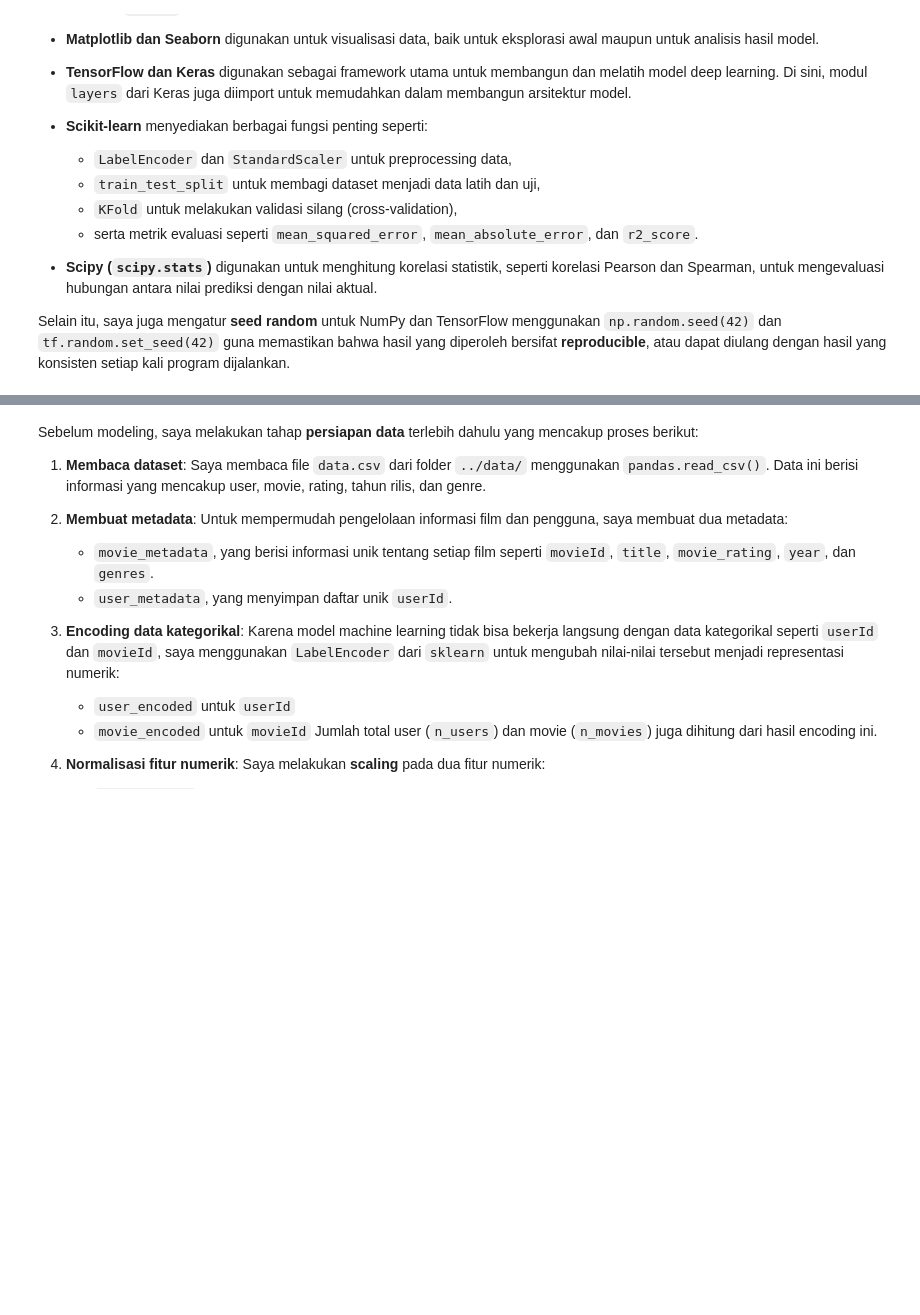
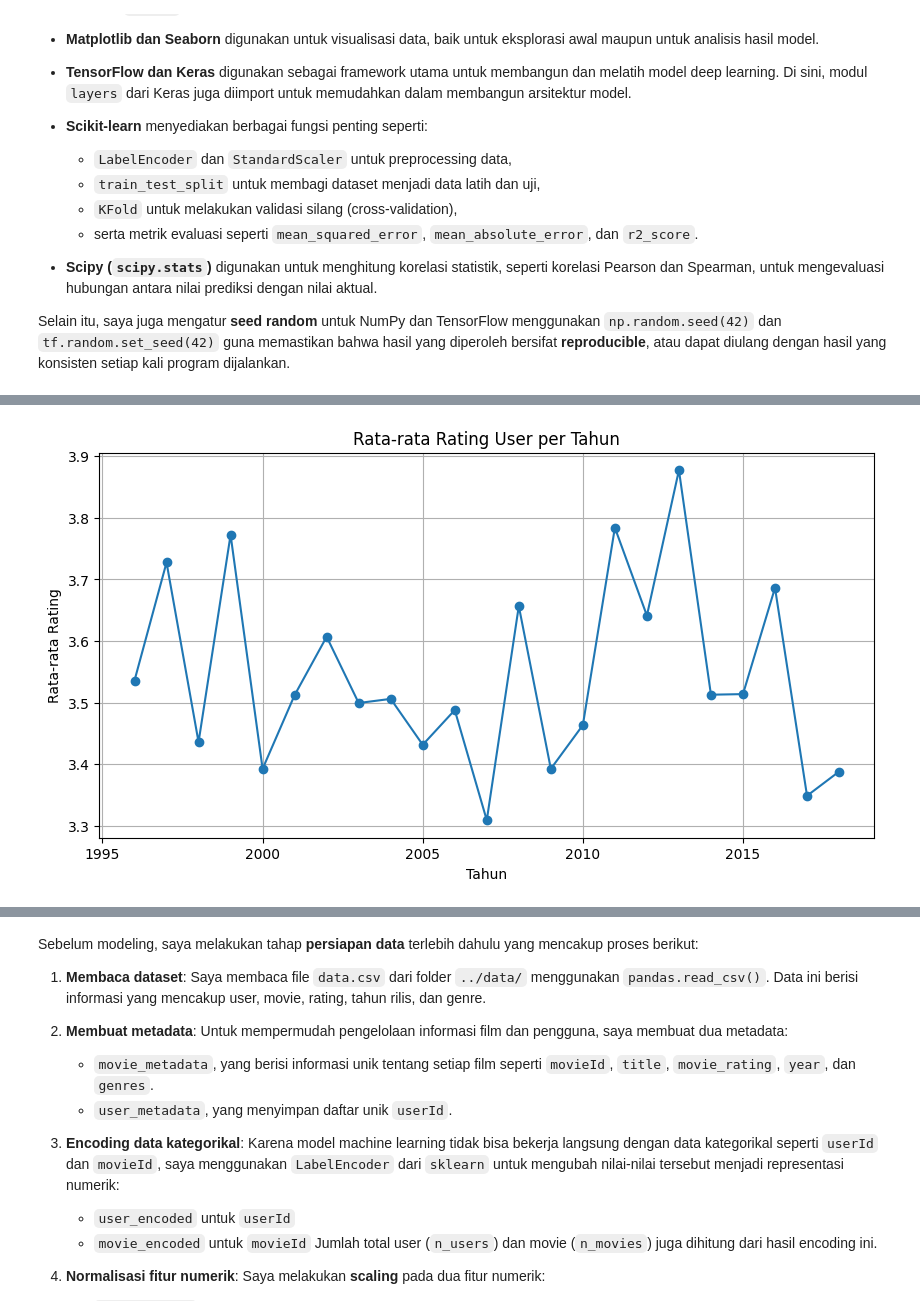
Before and after one commit to aldyNaufal/movie-recommendation-system, a Jupyter notebook: notebook/main.ipynb, the cells around one changed output, grey strips where cells are left out. Cells and saved outputs as stored; diff of their text form; code cells hidden in the pictures; blank space fills up the shorter version.

```diff
--- a/notebook/main.ipynb
+++ b/notebook/main.ipynb
@@ -34,0 +311,15 @@ Selain itu, saya juga mengatur **seed random** untuk NumPy dan TensorFlow menggu
+# %%
+data['year_rated'] = data['timestamp'].dt.year
+
+yearly_avg_rating = data.groupby('year_rated')['rating'].mean()
+
+plt.figure(figsize=(10, 5))
+yearly_avg_rating.plot(marker='o')
+plt.title('Rata-rata Rating User per Tahun')
+plt.xlabel('Tahun')
+plt.ylabel('Rata-rata Rating')
+plt.grid(True)
+plt.savefig('../images/rata-rata_rating_user_per_tahun.png', dpi=300, bbox_inches='tight')
+plt.show()
+# %% [output]
+[figure, added]
```
Also changed, not shown: parts of 53 cells of this notebook, 4 other files.
